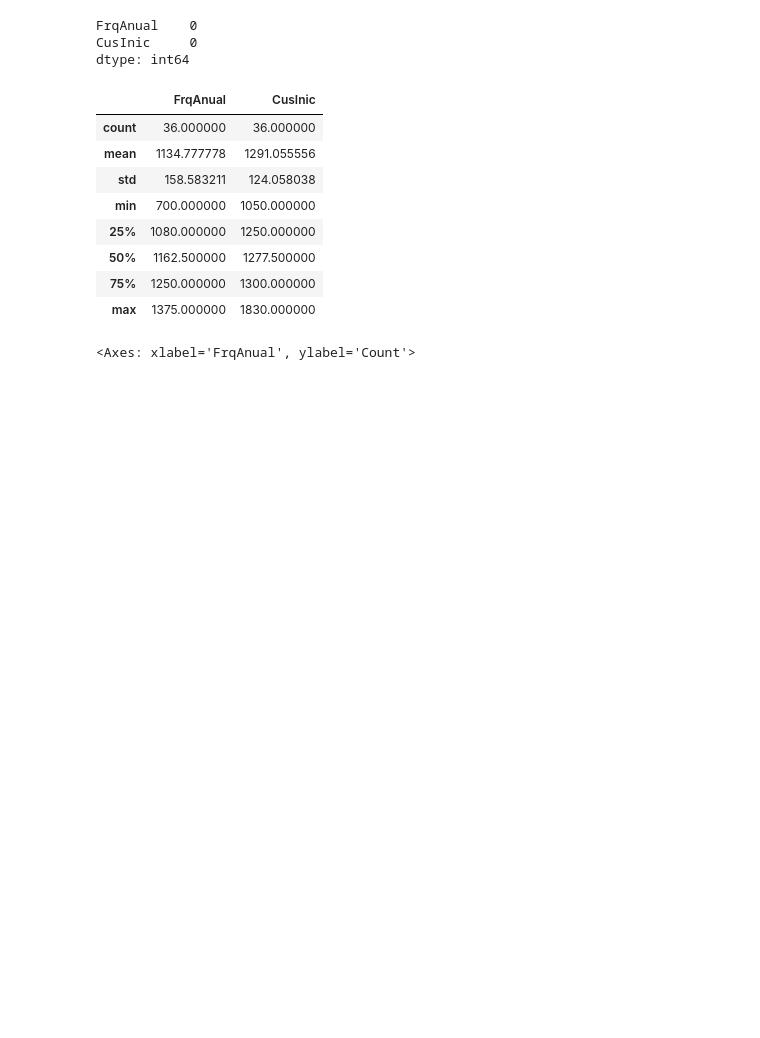
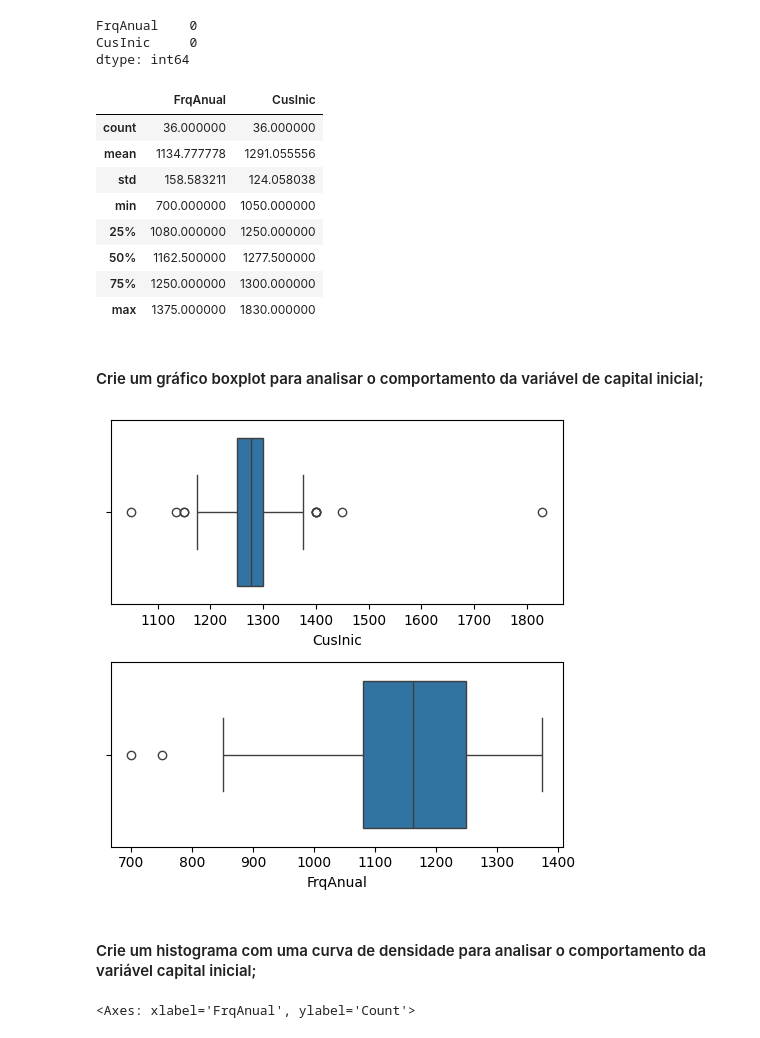
Before and after one commit to carmoemanoel/fundamentos-Big-data-SENAI-Python, a Jupyter notebook: exercícios/Exercício de Estudo de caso.ipynb, the cells around one changed output. Drawn from its saved outputs; the diff is of its cells as text; code cells hidden in the pictures; blank space fills up the shorter version.

```diff
--- a/exercícios/Exercício de Estudo de caso.ipynb
+++ b/exercícios/Exercício de Estudo de caso.ipynb
@@ -62,6 +66,18 @@ dados.describe()
 | 50% | 1162.500000 | 1277.500000 |
 | 75% | 1250.000000 | 1300.000000 |
 | max | 1375.000000 | 1830.000000 |
+# %% [markdown]
+#### Crie um gráfico boxplot para analisar o comportamento da variável de capital inicial;
+# %%
+fig, axs = plt.subplots(2, figsize = (5,5))
+plt1 = sns.boxplot(dados['CusInic'], ax = axs[0], orient='h')
+plt2 = sns.boxplot(dados['FrqAnual'], ax = axs[1], orient='h')
+
+plt.tight_layout()
+# %% [output]
+[figure, added]
+# %% [markdown]
+#### Crie um histograma com uma curva de densidade para analisar o comportamento da variável capital inicial;
 # %%
 # CRIR UM HISTOGRAMA DA VARIÁVEL PREDITORA
 # é usado para analisar a distribuição dos dados
```
Also changed, not shown: parts of 22 cells of this notebook, 2 other files.
